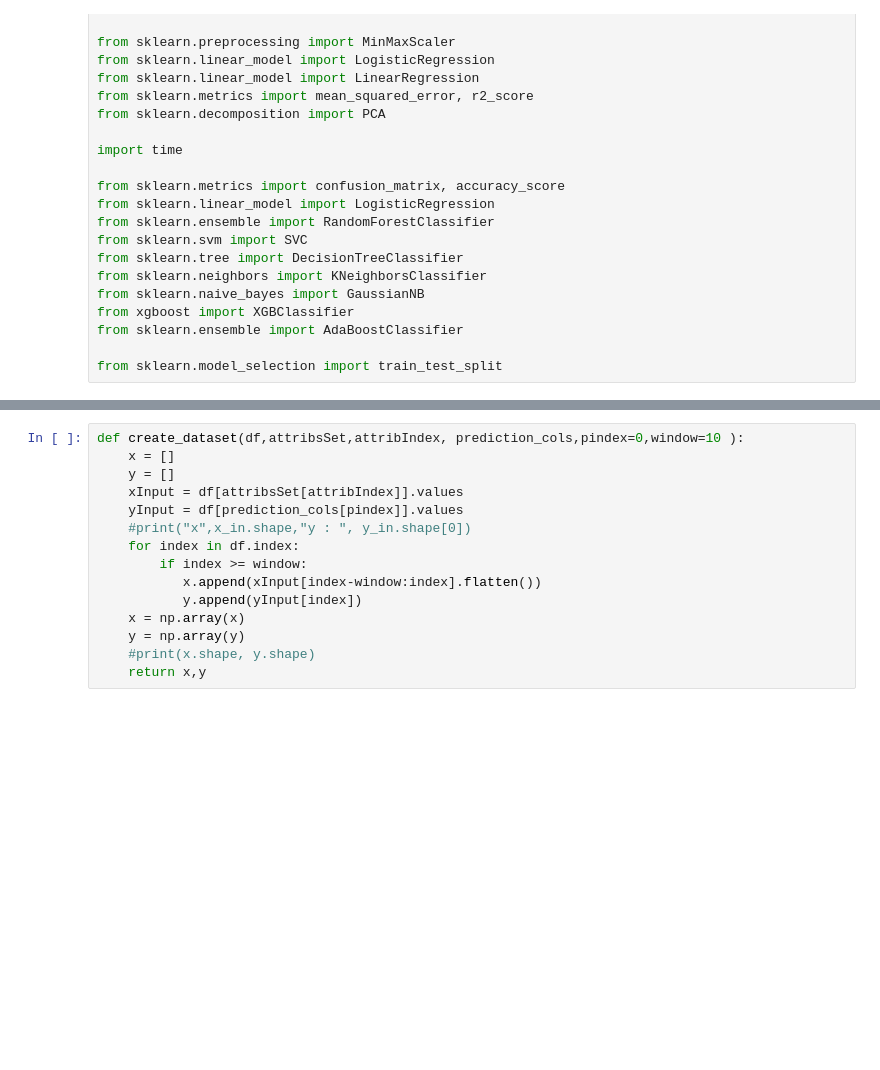
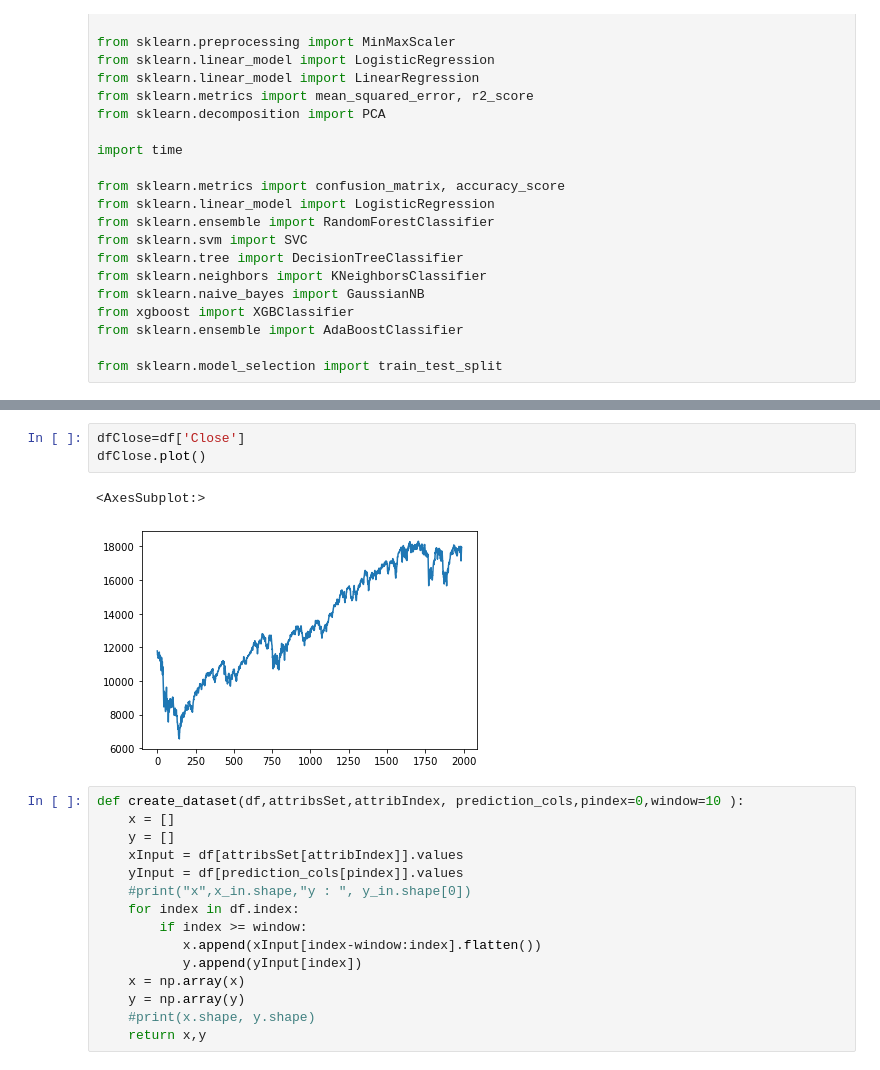
Before and after one commit to anaghlal/bitmap_aibfsi, a Jupyter notebook: code/T+N prediction.ipynb, the cells around one changed output, grey strips where cells are left out. Drawn from its saved outputs; the diff is of its cells as text; blank space fills up the shorter version.

```diff
--- a/code/T+N prediction.ipynb
+++ b/code/T+N prediction.ipynb
@@ -46,3 +54,9 @@ df
+# %%
+dfClose=df['Close']
+dfClose.plot()
+# %% [output]
+<AxesSubplot:>
+[figure, added]
 # %%
 def create_dataset(df,attribsSet,attribIndex, prediction_cols,pindex=0,window=10 ):
     x = []
```
Also changed, not shown: parts of 17 cells of this notebook, 2 other files.
